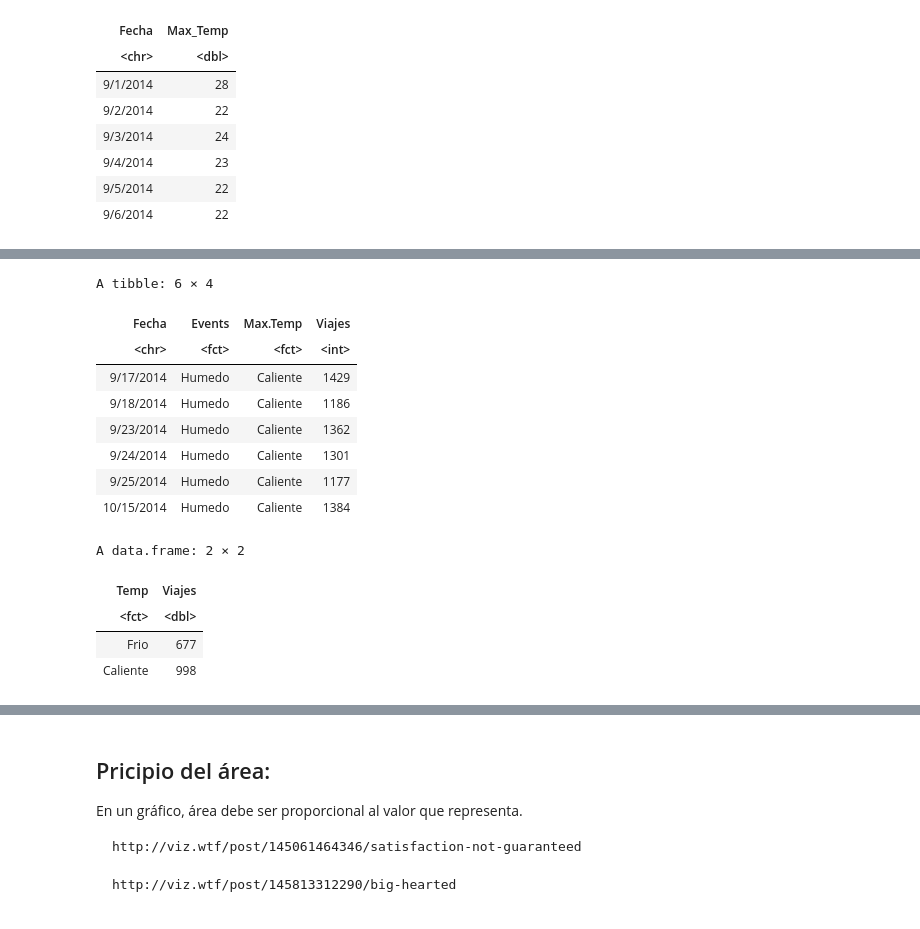
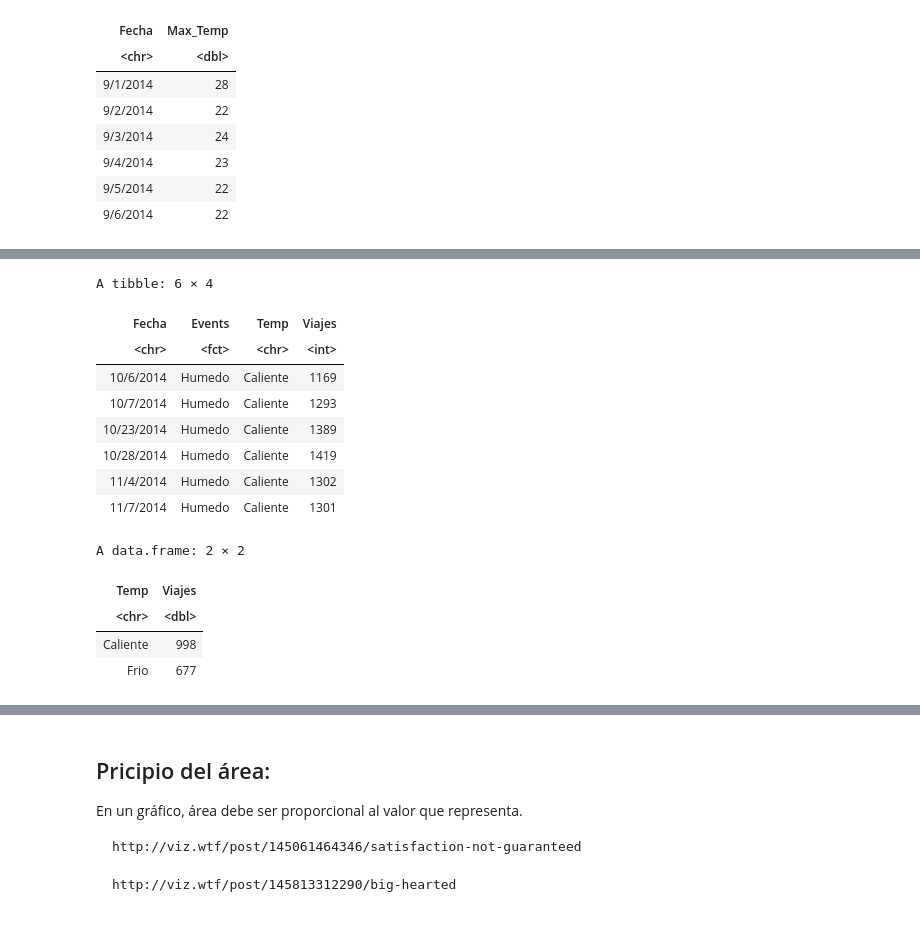
Before and after one commit to notblank/Curso-Stat-Public, a Jupyter notebook: Cursos/Curso_07_Data_Viz_1.ipynb, the cells around one changed output, grey strips where cells are left out. Drawn from its saved outputs; the diff is of its cells as text; code cells hidden in the pictures.

```diff
--- a/Cursos/Curso_07_Data_Viz_1.ipynb
+++ b/Cursos/Curso_07_Data_Viz_1.ipynb
@@ -40,11 +40,12 @@ A tibble: 6 × 1
 | 8/31/2015 23:09 |
 | 8/31/2015 23:07 |
 # %%
-trips.bici <- trips %>% select(`Start Date`) %>% rename(Fecha = `Start Date`) %>%
-                    mutate(Fecha =  gsub( " .*$", "", Fecha)) %>%
-                    group_by(Fecha) %>% summarize(Viajes = n())
+trips_bici <- trips %>% select(Fecha = `Start Date`) %>%
+                        mutate(Fecha =  gsub( " .*$", "", Fecha)) %>%
+                        group_by(Fecha) %>%
+                        summarize(Viajes = n())
 
-head(trips.bici)
+head(trips_bici)
 # %% [output]
 A tibble: 6 × 2
 | Fecha | Viajes |
@@ -81,11 +82,11 @@ See spec(...) for full column specifications.
 [21] "CloudCover"                "Events"
 [23] "WindDirDegrees"            "Zip"
 # %%
-clima.bicis <- clima %>% select(PDT, `Max TemperatureF`) %>%
+clima_bicis <- clima %>% select(PDT, `Max TemperatureF`) %>%
                             mutate(`Max TemperatureF` = round((`Max TemperatureF` - 32)*5/9, 0)) %>%
                             rename(Fecha = PDT, Max_Temp = `Max TemperatureF`)
 
-head(clima.bicis)
+head(clima_bicis)
 # %% [output]
 A tibble: 6 × 2
 | Fecha | Max_Temp |
@@ -108 +114,9 @@ levels(fact)
+# %%
+clima_simple <- clima %>% replace_na(list(Events = 'Seco'))%>%
+                    mutate(Events = factor(Events),
+                           Events = fct_recode(Events,
+                                     'Humedo' = 'Fog',
+                                     'Humedo' = 'Fog-Rain',
+                                     'Mojado' = 'Rain',
+                                     'Mojado' = 'Rain-Thunderstorm'))
 # %%
@@ -129,0 +133,6 @@ clima.94107 <-  clima.94107 %>%
+# %%
+clima_94107 <- clima_simple %>%
+                        filter(Zip == 94107) %>%
+                        select(Fecha = PDT, Events, Temp = `Max TemperatureF`) %>%
+                        mutate(Temp = ifelse((Temp - 32)*5/9 > 15, 'Caliente', 'Frio'))
+clima_94107 %>% head()
@@ -130,28 +149,27 @@ clima.94107 <-  clima.94107 %>%
 # %%
-bicis.94107 <- left_join(clima.94107, trips.bici, by = 'Fecha')
-bicis.94107 %>% filter(Events == 'Humedo') %>% head()
+bicis_94107 <- left_join(clima_94107, trips_bici, by = 'Fecha')
+bicis_94107 %>% filter(Events == 'Humedo') %>% head()
 # %% [output]
 A tibble: 6 × 4
-| Fecha | Events | Max.Temp | Viajes |
-| <chr> | <fct> | <fct> | <int> |
-| 9/17/2014 | Humedo | Caliente | 1429 |
-| 9/18/2014 | Humedo | Caliente | 1186 |
-| 9/23/2014 | Humedo | Caliente | 1362 |
-| 9/24/2014 | Humedo | Caliente | 1301 |
-| 9/25/2014 | Humedo | Caliente | 1177 |
-| 10/15/2014 | Humedo | Caliente | 1384 |
+| Fecha | Events | Temp | Viajes |
+| <chr> | <fct> | <chr> | <int> |
+| 10/6/2014 | Humedo | Caliente | 1169 |
+| 10/7/2014 | Humedo | Caliente | 1293 |
+| 10/23/2014 | Humedo | Caliente | 1389 |
+| 10/28/2014 | Humedo | Caliente | 1419 |
+| 11/4/2014 | Humedo | Caliente | 1302 |
+| 11/7/2014 | Humedo | Caliente | 1301 |
 # %%
-TempViajes <- bicis.94107 %>% group_by(Max.Temp) %>%
-                                summarize(Viajes = round(mean(Viajes), 0)) %>%
-                                rename(Temp = Max.Temp)
+TempViajes <- bicis_94107 %>% group_by(Temp) %>%
+                                summarize(Viajes = round(mean(Viajes), 0))
 
 data.frame(TempViajes)
 # %% [output]
 A data.frame: 2 × 2
 | Temp | Viajes |
-| <fct> | <dbl> |
+| <chr> | <dbl> |
+| Caliente | 998 |
 | Frio | 677 |
-| Caliente | 998 |
 # %%
 library(ggplot2)
 
```
Also changed, not shown: parts of 9 cells of this notebook, 2 other files.
